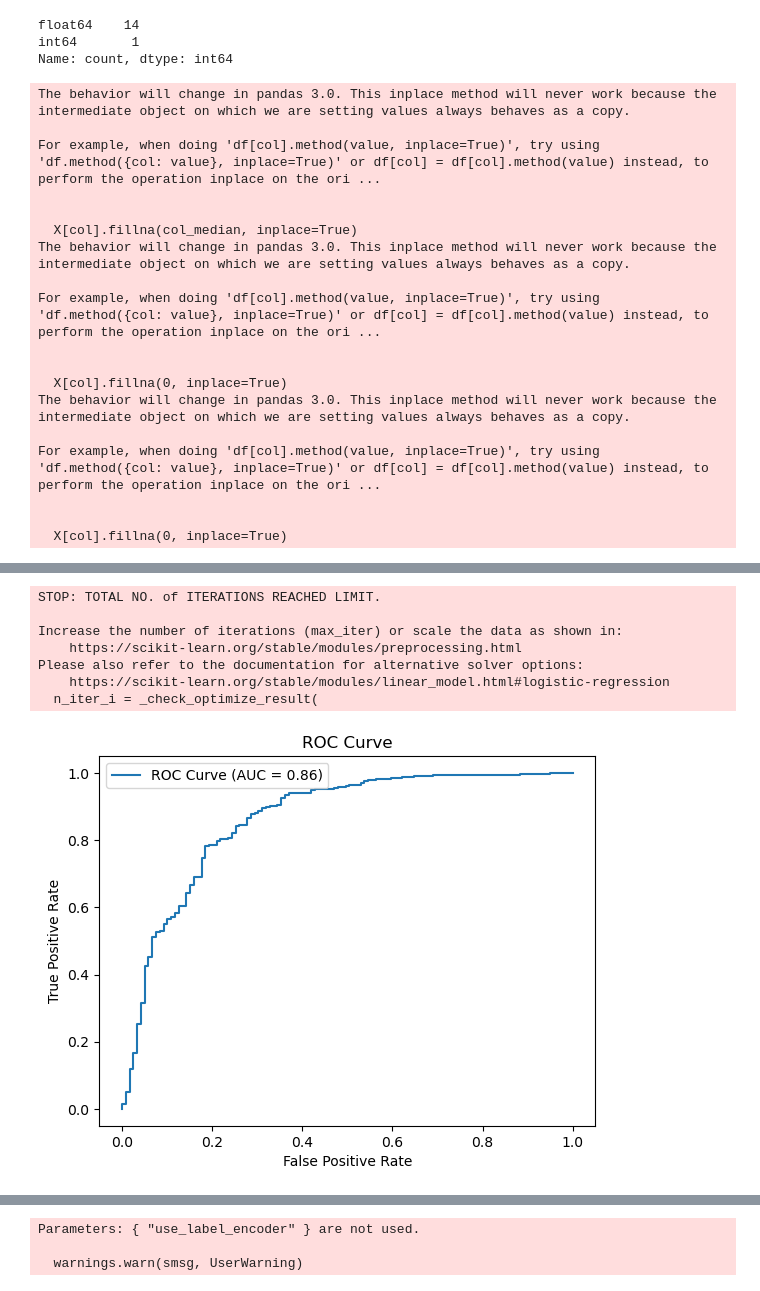
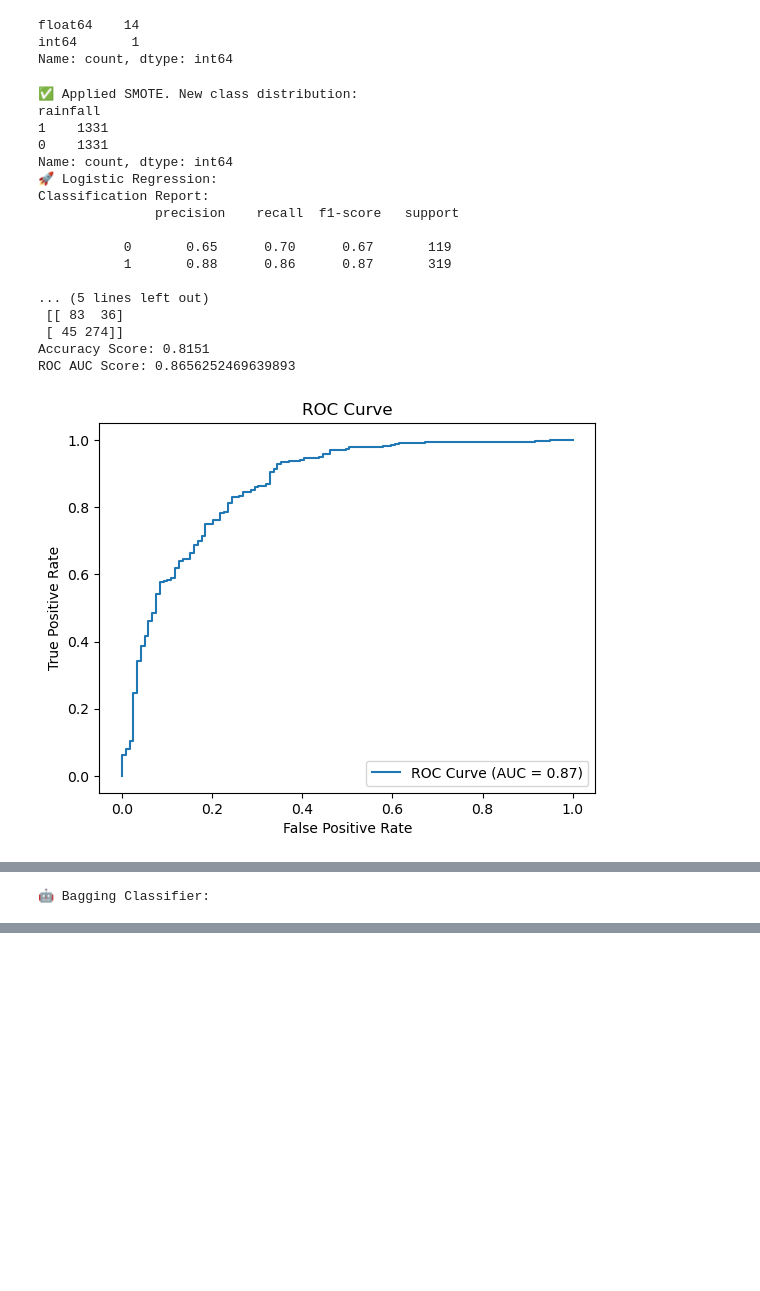
Before and after one commit to Seryabiz/PHASE_5_CAPSTONE_PROJECT, a Jupyter notebook: Notebooks/Alfred.ipynb, the cells around one changed output, grey strips where cells are left out. Saved outputs shown, nothing was run; the diff lists cells and outputs as text; code cells hidden in the pictures; blank space fills up the shorter version.

```diff
--- a/Notebooks/Alfred.ipynb
+++ b/Notebooks/Alfred.ipynb
@@ -448,58 +399,50 @@ Name: count, dtype: int64
 # %%
 import Model_Training as mt
 import pandas as pd
-import numpy as np
 
-# 1. Load cleaned dataset
 df_cleaned = mt.load_cleaned_data("../Data/cleaned_train.csv")
-
-# 2. Split into train/test sets and auto-clean features
 X_train, X_val, y_train, y_val = mt.split_features_target(df_cleaned)
 
-# 3. Double-check for safety before training:
-print("✅ Non-numeric columns in X_train:", X_train.select_dtypes(exclude=[np.number]).columns.tolist())
-print("✅ NaN count in X_train:", X_train.isnull().sum().sum())
-print("✅ Inf values in X_train:", np.isinf(X_train.select_dtypes(include=[np.number])).values.sum())
-print("✅ Max values over 1e6 in X_train:", (X_train.abs() > 1e6).sum().sum())
+# Apply SMOTE
+X_train, y_train = mt.apply_smote(X_train, y_train)
 
-# 4. Logistic Regression training and evaluation
-print("🚀 Training Logistic Regression...")
+print("🚀 Logistic Regression:")
 lr_model = mt.train_logistic_regression(X_train, y_train)
 mt.evaluate_model(lr_model, X_val, y_val)
 
-# 5. Random Forest
-print("🌳 Training Random Forest...")
+print("🌳 Random Forest:")
 rf_model = mt.train_random_forest(X_train, y_train)
 mt.evaluate_model(rf_model, X_val, y_val)
 
-# 6. XGBoost
-print("⚡ Training XGBoost...")
+print("🤖 Bagging Classifier:")
+bagging_model = mt.train_bagging_classifier(X_train, y_train)
+mt.evaluate_model(bagging_model, X_val, y_val)
+
+print("⚡ XGBoost:")
 xgb_model = mt.train_xgboost(X_train, y_train)
 mt.evaluate_model(xgb_model, X_val, y_val)
 
-# 7. Tune XGBoost
-print("🎯 Hyperparameter tuning XGBoost...")
-best_xgb = mt.tune_xgboost(X_train, y_train)
-mt.evaluate_model(best_xgb, X_val, y_val)
+print("🎯 Tuning XGBoost...")
+tuned_xgb = mt.tune_xgboost(X_train, y_train)
+mt.evaluate_model(tuned_xgb, X_val, y_val)
 
-# 8. Save the best model
-mt.save_model(best_xgb, "../Data/best_xgboost_model.pkl")
+mt.save_model(tuned_xgb, "../Data/best_xgboost_model.pkl")
 # %% [output]
-The behavior will change in pandas 3.0. This inplace method will never work because the intermediate object on which we are setting values always behaves as a copy.
+✅ Applied SMOTE. New class distribution:
+rainfall
+1    1331
+0    1331
+Name: count, dtype: int64
+🚀 Logistic Regression:
+Classification Report:
+               precision    recall  f1-score   support
 
-For example, when doing 'df[col].method(value, inplace=True)', try using 'df.method({col: value}, inplace=True)' or df[col] = df[col].method(value) instead, to perform the operation inplace on the ori ...
+           0       0.65      0.70      0.67       119
+           1       0.88      0.86      0.87       319
 
-
-  X[col].fillna(col_median, inplace=True)
-The behavior will change in pandas 3.0. This inplace method will never work because the intermediate object on which we are setting values always behaves as a copy.
-
-For example, when doing 'df[col].method(value, inplace=True)', try using 'df.method({col: value}, inplace=True)' or df[col] = df[col].method(value) instead, to perform the operation inplace on the ori ...
-
-
-  X[col].fillna(0, inplace=True)
-The behavior will change in pandas 3.0. This inplace method will never work because the intermediate object on which we are setting values always behaves as a copy.
-
-For example, when doing 'df[col].method(value, inplace=True)', try using 'df.method({col: value}, inplace=True)' or df[col] = df[col].method(value) instead, to perform the operation inplace on the ori ...
-
-
-  X[col].fillna(0, inplace=True)
+... (5 lines left out)
+ [[ 83  36]
+ [ 45 274]]
+Accuracy Score: 0.8151
+ROC AUC Score: 0.8656252469639893
+[figure, new version]
@@ -525,8 +466 @@ ROC AUC Score: 0.8629909644108427
-STOP: TOTAL NO. of ITERATIONS REACHED LIMIT.
-
-Increase the number of iterations (max_iter) or scale the data as shown in:
-    https://scikit-learn.org/stable/modules/preprocessing.html
-Please also refer to the documentation for alternative solver options:
-    https://scikit-learn.org/stable/modules/linear_model.html#logistic-regression
-  n_iter_i = _check_optimize_result(
+🤖 Bagging Classifier:
-[figure, old version]
@@ -564,3 +467,0 @@ ROC AUC Score: 0.8427596744026764
-Parameters: { "use_label_encoder" } are not used.
-
-  warnings.warn(smsg, UserWarning)
```
Also changed, not shown: parts of 6 cells of this notebook, 2 other files.
